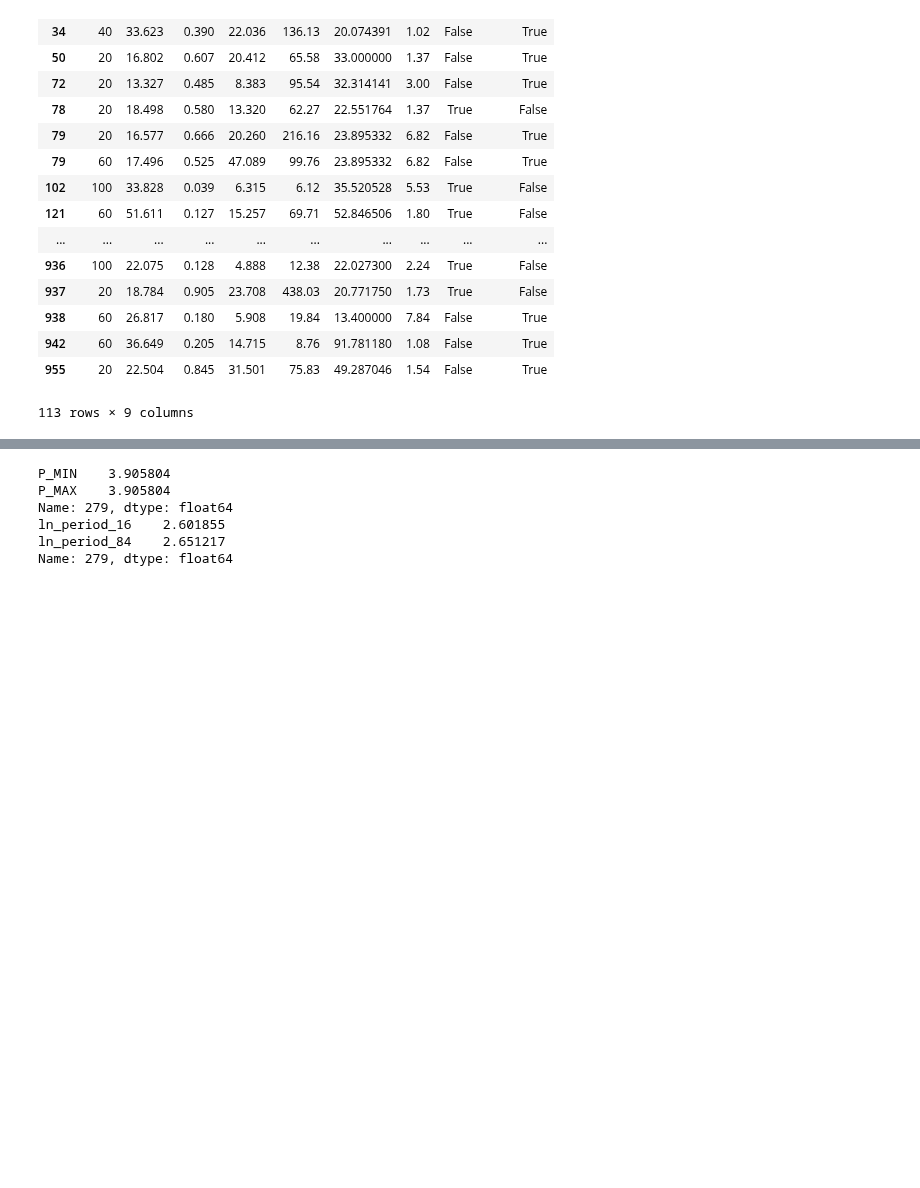
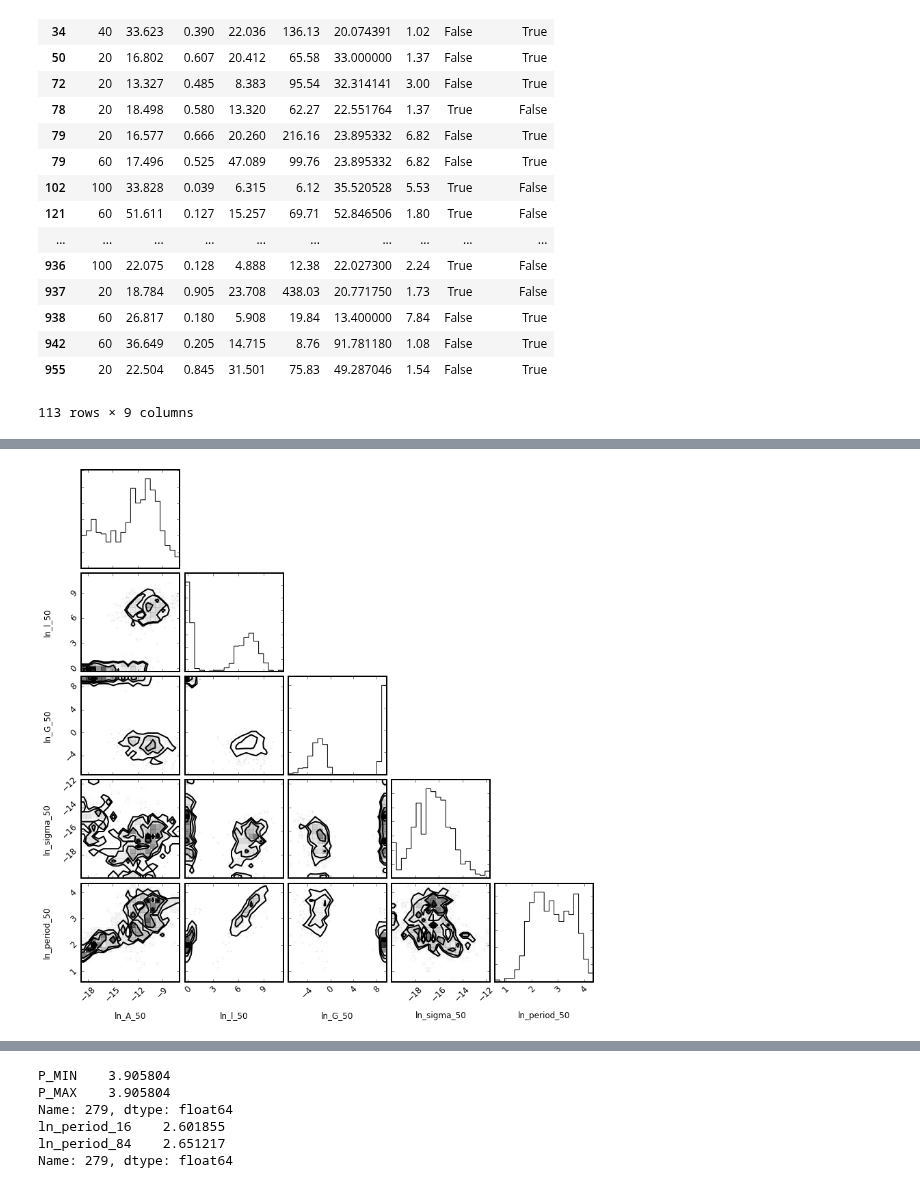
Before and after one commit to RuthAngus/GProtation, a Jupyter notebook: notebooks_tdm/summary.ipynb, the cells around one changed output, grey strips where cells are left out. Saved outputs shown, nothing was run; the diff lists cells and outputs as text; code cells hidden in the pictures; blank space fills up the shorter version.

```diff
--- a/notebooks_tdm/summary.ipynb
+++ b/notebooks_tdm/summary.ipynb
@@ -299,0 +296,3 @@ len(bad)
+# %%
+cols = ['ln_A_50', 'ln_l_50', 'ln_G_50', 'ln_sigma_50', 'ln_period_50']
+df.ix[good_fits][cols].head()
@@ -299,0 +306,6 @@ len(bad)
+# %%
+import corner
+mpld3.disable_notebook()
+corner.corner(df[cols], labels=cols);
+# %% [output]
+[figure, added]
```
Also changed, not shown: parts of 12 cells of this notebook, 2 other files.
